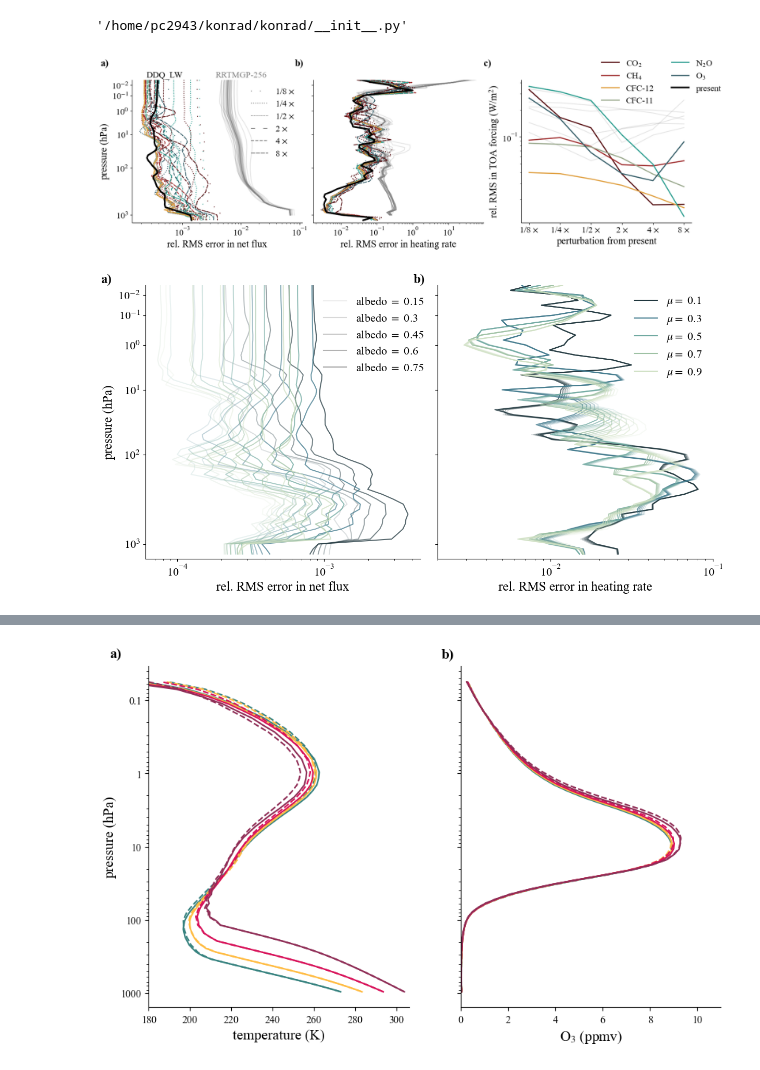
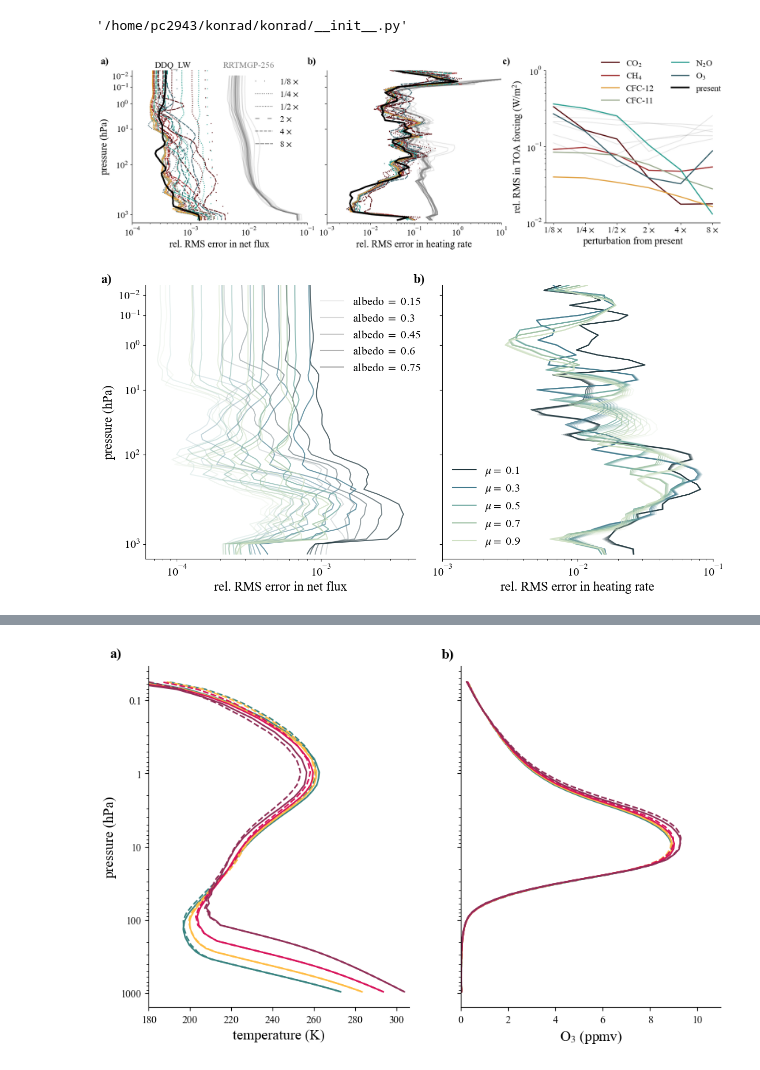
Before and after one commit to pczarnecki/ddq-data-paper, a Jupyter notebook: Generate Figures.ipynb, the cells around one changed output, grey strips where cells are left out. Cells and saved outputs as stored; diff of their text form; code cells hidden in the pictures.

Commit message:
update figure axis bounds

```diff
--- a/Generate Figures.ipynb
+++ b/Generate Figures.ipynb
@@ -80,20 +80,20 @@ densely_dashed = (0, (5, 1))
 linestyle_array = [loosely_dotted, 'dotted', densely_dotted, loosely_dashed, 'dashed', densely_dashed]
 
 for n_idx, n in enumerate(n_array):
-    axes[0].semilogx(rrtmgp_lw.ch4_flux_means.data[n_idx, :], np.arange(53), color = 'grey', alpha = 0.2)
-    axes[0].semilogx(rrtmgp_lw.n2o_flux_means.data[n_idx, :], np.arange(53), color = 'grey', alpha = 0.2)
-    axes[0].semilogx(rrtmgp_lw.o3_flux_means.data[n_idx, :], np.arange(53), color = 'grey', alpha = 0.2)
-    axes[0].semilogx(rrtmgp_lw.cfc11_flux_means.data[n_idx, :], np.arange(53), color = 'grey', alpha = 0.2)
-    axes[0].semilogx(rrtmgp_lw.cfc12_flux_means.data[n_idx, :], np.arange(53), color = 'grey', alpha = 0.2)
-    axes[0].semilogx(rrtmgp_lw.co2_flux_means.data[n_idx, :], np.arange(53), color = 'grey', alpha = 0.2)
+    axes[0].semilogx(rrtmgp_lw.ch4_flux_means.data[n_idx, :], np.arange(2, 55), color = 'grey', alpha = 0.2)
+    axes[0].semilogx(rrtmgp_lw.n2o_flux_means.data[n_idx, :], np.arange(2, 55), color = 'grey', alpha = 0.2)
+    axes[0].semilogx(rrtmgp_lw.o3_flux_means.data[n_idx, :], np.arange(2, 55), color = 'grey', alpha = 0.2)
+    axes[0].semilogx(rrtmgp_lw.cfc11_flux_means.data[n_idx, :], np.arange(2, 55), color = 'grey', alpha = 0.2)
+    axes[0].semilogx(rrtmgp_lw.cfc12_flux_means.data[n_idx, :], np.arange(2, 55), color = 'grey', alpha = 0.2)
+    axes[0].semilogx(rrtmgp_lw.co2_flux_means.data[n_idx, :], np.arange(2, 55), color = 'grey', alpha = 0.2)
 
 for n_idx, n in enumerate(n_array):
-    axes[1].semilogx(rrtmgp_lw.ch4_heat_means.data[n_idx, :], np.arange(53), color = 'grey', alpha = 0.2)
-    axes[1].semilogx(rrtmgp_lw.n2o_heat_means.data[n_idx, :], np.arange(53), color = 'grey', alpha = 0.2)
-    axes[1].semilogx(rrtmgp_lw.o3_heat_means.data[n_idx, :], np.arange(53), color = 'grey', alpha = 0.2)
-    axes[1].semilogx(rrtmgp_lw.cfc11_heat_means.data[n_idx, :], np.arange(53), color = 'grey', alpha = 0.2)
-    axes[1].semilogx(rrtmgp_lw.cfc12_heat_means.data[n_idx, :], np.arange(53), color = 'grey', alpha = 0.2)
-    axes[1].semilogx(rrtmgp_lw.co2_heat_means.data[n_idx, :], np.arange(53), color = 'grey', alpha = 0.2)
+    axes[1].semilogx(rrtmgp_lw.ch4_heat_means.data[n_idx, :], np.arange(2, 55), color = 'grey', alpha = 0.2)
+    axes[1].semilogx(rrtmgp_lw.n2o_heat_means.data[n_idx, :], np.arange(2, 55), color = 'grey', alpha = 0.2)
+    axes[1].semilogx(rrtmgp_lw.o3_heat_means.data[n_idx, :], np.arange(2, 55), color = 'grey', alpha = 0.2)
+    axes[1].semilogx(rrtmgp_lw.cfc11_heat_means.data[n_idx, :], np.arange(2, 55), color = 'grey', alpha = 0.2)
+    axes[1].semilogx(rrtmgp_lw.cfc12_heat_means.data[n_idx, :], np.arange(2, 55), color = 'grey', alpha = 0.2)
+    axes[1].semilogx(rrtmgp_lw.co2_heat_means.data[n_idx, :], np.arange(2, 55), color = 'grey', alpha = 0.2)
 
 axes[2].semilogy(np.arange(len(n_array)), rrtmgp_lw.co2_forcing_means, color = 'grey', alpha = 0.2)
 axes[2].semilogy(np.arange(len(n_array)), rrtmgp_lw.ch4_forcing_means, color = 'grey', alpha = 0.2)
@@ -137,38 +137,41 @@ axes[0].semilogx(present_flux_mean, np.arange(55), color = 'black', linewidth =
 axes[1].plot(present_heat_mean, np.arange(55), color = 'black', linewidth = 3)
 
 axes[0].set_ylim([55, 0])
 axes[0].set_ylabel("pressure (hPa)", fontsize = 18)
 axes[0].set_xlabel('rel. RMS error in net flux', ha='center', fontsize = 18)
 axes[0].tick_params(axis='both', labelsize=16)
 axes[0].set_yticks(np.array([2, 6, 12, 21, 34, 52]))
 axes[0].set_yticklabels(np.array(['10$^{-2}$', '10$^{-1}$', '10$^{0}$', '10$^{1}$', '10$^{2}$', '10$^{3}$']), fontsize = 16)
+axes[0].set_xlim([10**-4, 10**-1])
 
 axes[1].set_ylim([55, 0])
 #axes[1].set_ylabel("pressure (hPa)")
 axes[1].tick_params(axis='both', labelsize=16)
 axes[1].set_xlabel('rel. RMS error in heating rate', ha='center', fontsize = 18)
 axes[1].set_yticks(np.array([2, 6, 12, 21, 34, 52]))
 axes[1].set_yticklabels(np.array(['', '', '', '', '', '']))
+axes[1].set_xlim([10**-3, 10])
 
 axes[2].tick_params(axis='both', labelsize=16)
 axes[2].set_xlabel("perturbation from present", fontsize = 18)
 axes[2].set_ylabel("rel. RMS in TOA forcing (W/m$^2$)", fontsize = 18)
 axes[2].set_xticks(np.arange(len(n_array)))
 axes[2].set_xticklabels(["1/8 $\\times$", "1/4 $\\times$", "1/2 $\\times$", "2 $\\times$", "4 $\\times$", "8 $\\times$"], fontsize = 16)
-axes[2].legend(frameon = False, fontsize = 16, ncol = 2, loc = (0.45, 0.8))
+axes[2].legend(frameon = False, fontsize = 16, ncol = 2, loc = (0.3, 0.75))
+axes[2].set_ylim([10**-2, 10**0])
 
-fig.text(0.01, 0.94, 'a)', color = 'black', horizontalalignment = 'center', fontsize = 18, weight = 'bold')
-fig.text(0.32, 0.94, 'b)', color = 'black', horizontalalignment = 'center', fontsize = 18, weight = 'bold')
-fig.text(0.62, 0.94, 'c)', color = 'black', horizontalalignment = 'center', fontsize = 18, weight = 'bold')
+fig.text(0.01, 0.95, 'a)', color = 'black', horizontalalignment = 'center', fontsize = 18, weight = 'bold')
+fig.text(0.34, 0.95, 'b)', color = 'black', horizontalalignment = 'center', fontsize = 18, weight = 'bold')
+fig.text(0.65, 0.95, 'c)', color = 'black', horizontalalignment = 'center', fontsize = 18, weight = 'bold')
 
 axes[0].text(10**-2, -1, 'RRTMGP-256', color = 'grey', fontsize = 16, horizontalalignment = 'center')
 axes[0].text(5*10**-4, -1, 'DDQ_LW', color = 'black', fontsize = 16, horizontalalignment = 'center')
 
 plt.savefig("figures/lw_all_gases.png", bbox_inches = 'tight', dpi = 300)
 
 plt.show()
 # %% [output]
-[figure, old version]
+[figure, new version]
 # %%
 sw_present_errs = xr.open_dataset('files/present_sw_rrms.h5', engine = "netcdf4")
 flux_errs = sw_present_errs.flux_errs.data
@@ -198,7 +201,7 @@ for lat_idx, lat in enumerate(lats):
     axes[1].plot([], [], color = lat_colors[lat_idx], label = '$\\mu =$ ' + str(lat))
 
 axes[0].legend(frameon = False, fontsize = 16, loc = (0.63, 0.66))
-axes[1].legend(frameon = False, fontsize = 16, loc = 'upper right')
+axes[1].legend(frameon = False, fontsize = 16, loc = 'lower left')
 
 scenario_idx = 0
 for lat_idx, lat in enumerate(lats):
@@ -213,7 +216,7 @@ axes[0].set_yticklabels(np.array(['10$^{-2}$', '10$^{-1}$', '10$^{0}$', '10$^{1}
 
 axes[1].set_yticks(np.array([2, 6, 12, 21, 34, 52]))
 axes[1].set_yticklabels(np.array(['', '', '', '', '', '']))
-axes[1].set_xlim([2*10**-3, 10**-1])
+axes[1].set_xlim([10**-3, 10**-1])
 
 axes[0].tick_params(axis='both', labelsize=16)
 axes[1].tick_params(axis='both', labelsize=16)
@@ -226,7 +229,7 @@ plt.savefig("figures/sw_present_var.png", bbox_inches = 'tight', dpi = 300)
 
 plt.show()
 # %% [output]
-[figure, old version]
+[figure, new version]
 # %%
 # read in saved LW errors
 ch4_flux_means = np.array([xr.open_dataset('files/rel_rms_0.125x_ch4_01.h5', engine = 'netcdf4').flux_errs.data[:, 0, :].mean(axis = 0),
```
Also changed, not shown: parts of 1 cell of this notebook, 3 other files.
